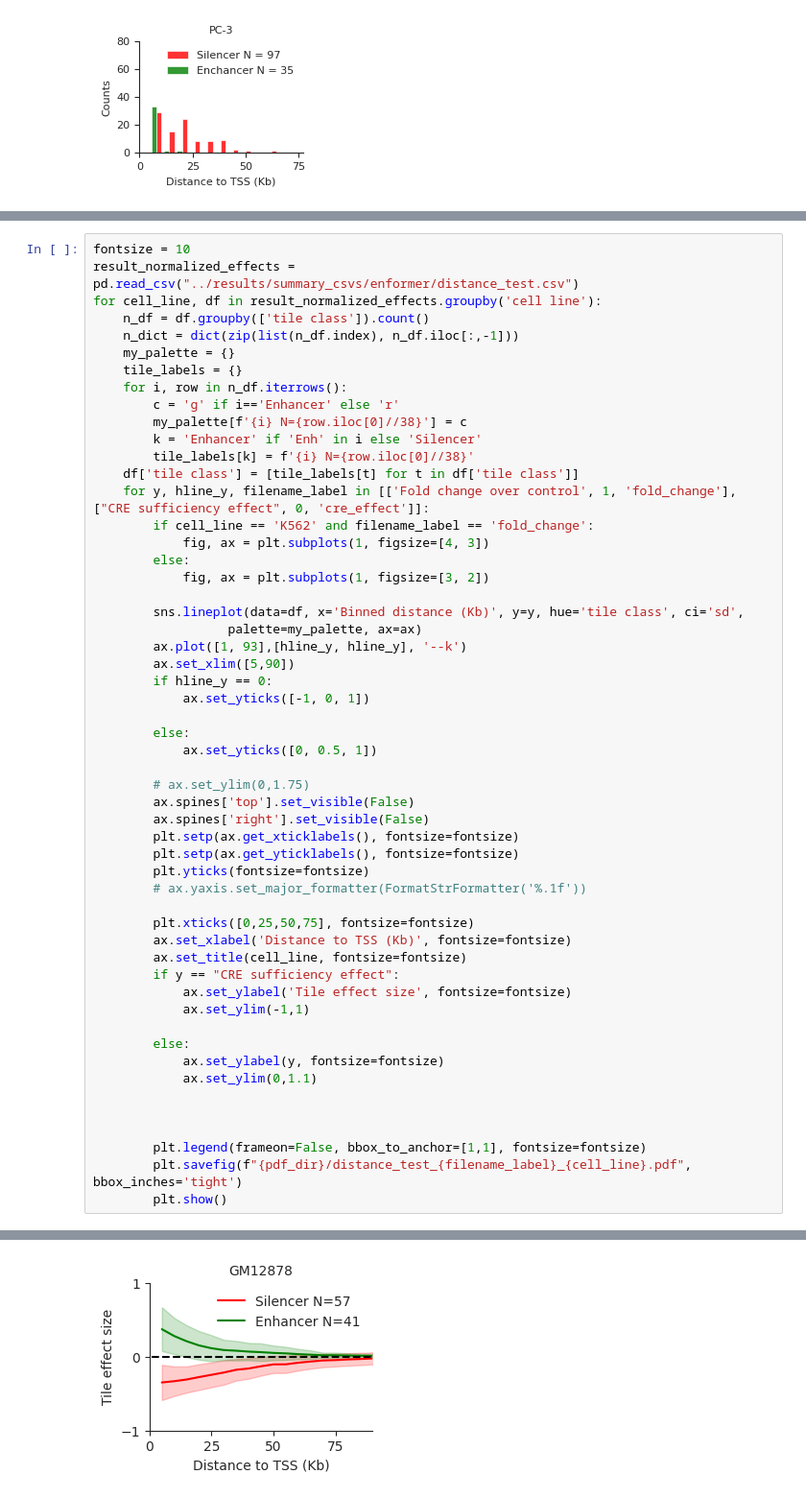
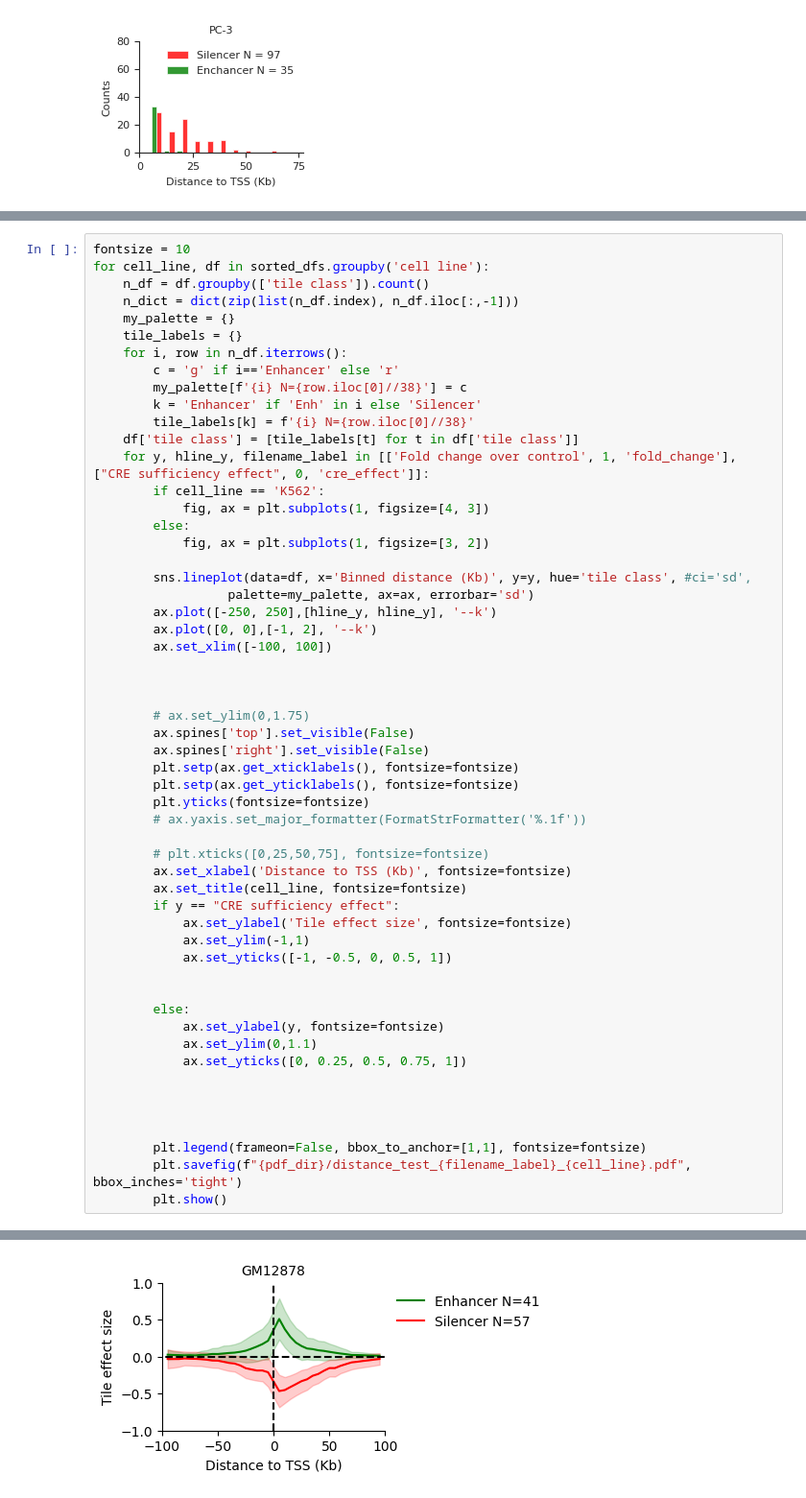
Before and after one commit to p-koo/creme-nn, a Jupyter notebook: figures/distance_test.ipynb, the cells around one changed output, grey strips where cells are left out. Shown: that part at 96% size. Saved outputs shown, nothing was run; the diff lists cells and outputs as text.

```diff
--- a/figures/distance_test.ipynb
+++ b/figures/distance_test.ipynb
@@ -73,7 +134,6 @@ for cell, df in cre_df.groupby('cell_line'):
 # %%
 fontsize = 10
-result_normalized_effects = pd.read_csv("../results/summary_csvs/enformer/distance_test.csv")
-for cell_line, df in result_normalized_effects.groupby('cell line'):
+for cell_line, df in sorted_dfs.groupby('cell line'):
     n_df = df.groupby(['tile class']).count()
     n_dict = dict(zip(list(n_df.index), n_df.iloc[:,-1]))
     my_palette = {}
@@ -85,20 +145,18 @@ for cell_line, df in result_normalized_effects.groupby('cell line'):
         tile_labels[k] = f'{i} N={row.iloc[0]//38}'
     df['tile class'] = [tile_labels[t] for t in df['tile class']]
     for y, hline_y, filename_label in [['Fold change over control', 1, 'fold_change'], ["CRE sufficiency effect", 0, 'cre_effect']]:
-        if cell_line == 'K562' and filename_label == 'fold_change':
+        if cell_line == 'K562':
             fig, ax = plt.subplots(1, figsize=[4, 3])
         else:
             fig, ax = plt.subplots(1, figsize=[3, 2])
 
-        sns.lineplot(data=df, x='Binned distance (Kb)', y=y, hue='tile class', ci='sd',
-                  palette=my_palette, ax=ax)
-        ax.plot([1, 93],[hline_y, hline_y], '--k')
-        ax.set_xlim([5,90])
-        if hline_y == 0:
-            ax.set_yticks([-1, 0, 1])
+        sns.lineplot(data=df, x='Binned distance (Kb)', y=y, hue='tile class', #ci='sd',
+                  palette=my_palette, ax=ax, errorbar='sd')
+        ax.plot([-250, 250],[hline_y, hline_y], '--k')
+        ax.plot([0, 0],[-1, 2], '--k')
+        ax.set_xlim([-100, 100])
 
-        else:
-            ax.set_yticks([0, 0.5, 1])
+
 
         # ax.set_ylim(0,1.75)
         ax.spines['top'].set_visible(False)
@@ -108,16 +166,20 @@ for cell_line, df in result_normalized_effects.groupby('cell line'):
         plt.yticks(fontsize=fontsize)
         # ax.yaxis.set_major_formatter(FormatStrFormatter('%.1f'))
 
-        plt.xticks([0,25,50,75], fontsize=fontsize)
+        # plt.xticks([0,25,50,75], fontsize=fontsize)
         ax.set_xlabel('Distance to TSS (Kb)', fontsize=fontsize)
         ax.set_title(cell_line, fontsize=fontsize)
         if y == "CRE sufficiency effect":
             ax.set_ylabel('Tile effect size', fontsize=fontsize)
             ax.set_ylim(-1,1)
+            ax.set_yticks([-1, -0.5, 0, 0.5, 1])
+
 
         else:
             ax.set_ylabel(y, fontsize=fontsize)
             ax.set_ylim(0,1.1)
+            ax.set_yticks([0, 0.25, 0.5, 0.75, 1])
+
 
 
 
@@ -135 +191 @@ The `ci` parameter is deprecated. Use `errorbar='sd'` for the same effect.
-[figure, old version]
+[figure, new version]
```
Also changed, not shown: parts of 5 cells of this notebook, 10 other files.
